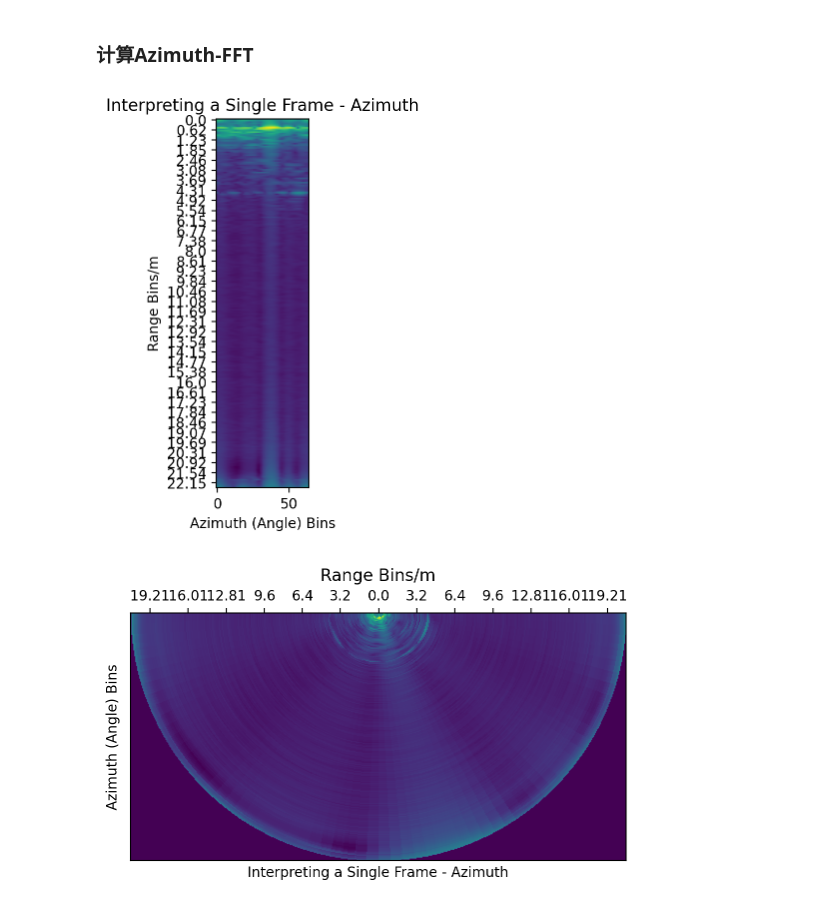
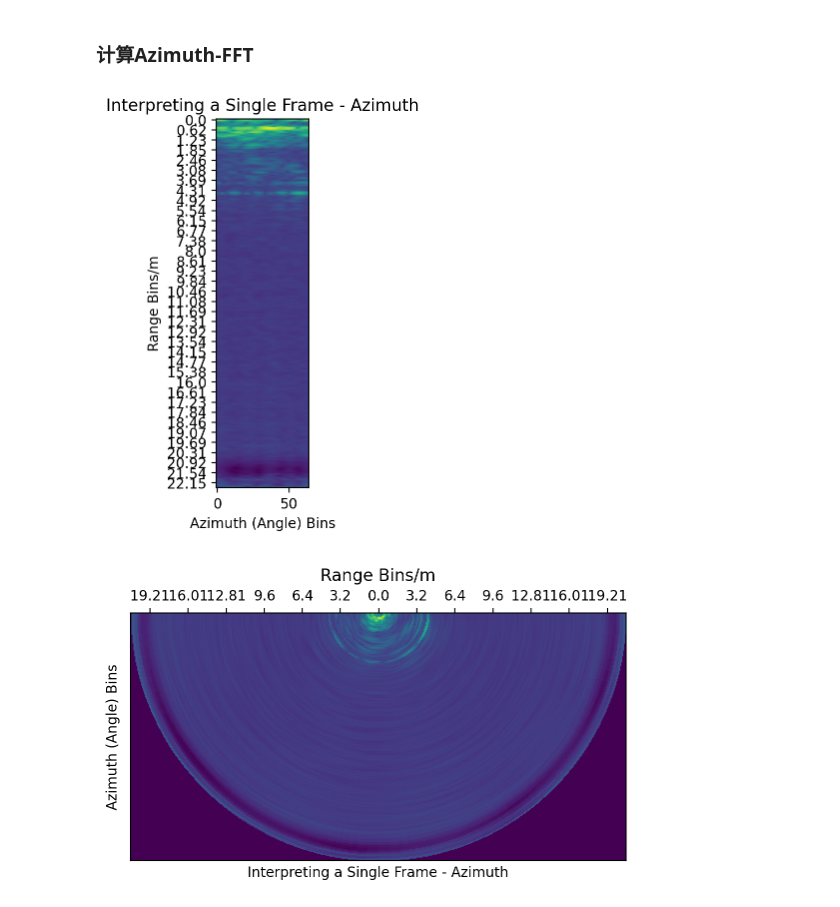
Before and after one commit to gaoweifan/pyRadar, a Jupyter notebook: testDecode_AWR2243.ipynb, the cells around one changed output. Cells and saved outputs as stored; diff of their text form; code cells hidden in the pictures.

```diff
--- a/testDecode_AWR2243.ipynb
+++ b/testDecode_AWR2243.ipynb
@@ -63,5 +78,7 @@ plt.show()
+# %%
+adc_data_w=adc_data*window
 # %%
-range_plot = np.fft.fft(adc_data_2d[frame_index], axis=2)
+range_plot = np.fft.fft(adc_data_w[frame_index], axis=-1)
 # Calculating bandwidth of the chirp, accounting for unit conversion
 chirp_bandwidth = (ADC_PARAMS['freq_slope'] * 1e12 * ADC_PARAMS['samples']) / (ADC_PARAMS['sample_rate'] * 1e3)
 
@@ -73,7 +90,7 @@ print(f'Range Resolution: {range_res} [meters]')
 ranges = np.round(np.arange(ADC_PARAMS['samples']) * range_res,2)
 
 # Visualize Results
-plt.imshow(np.log(np.abs(range_plot.sum(1)).T))
+plt.imshow(np.log(np.abs(range_plot[:,0,:,:].sum(1)).T))
 plt.ylabel('Range Bins/m')
 plt.yticks(np.arange(ADC_PARAMS['samples'])[::7],ranges[::7])
 plt.title('Interpreting a Single Frame - Range')
@@ -84,11 +101,14 @@ Range Resolution: 0.08790171146520737 [meters]
 # %% [markdown]
 ### 计算Doppler-FFT
+# %%
+window_d=np.kaiser(ADC_PARAMS['chirps'], 2)
+range_plot_w=(range_plot.T*window_d).T
 # %%
-range_doppler = np.fft.fft(range_plot, axis=0)
+range_doppler = np.fft.fft(range_plot_w, axis=0)
 range_doppler = np.fft.fftshift(range_doppler, axes=0)
 
 # Visualize Results
-plt.imshow(np.log(np.abs(range_doppler).T).sum(1))
+plt.imshow(np.log(np.abs(range_doppler[:,0,:,:]).T).sum(1))
 plt.xlabel('Doppler Bins')
 plt.ylabel('Range Bins/m')
 plt.yticks(np.arange(ADC_PARAMS['samples'])[::7],ranges[::7])
@@ -133,11 +153,11 @@ def fanScan(im,r0=0,angle=180,k=7,top=True):
     return im_fan
 # %%
 num_angle_bins = 64
-padding = ((0,0), (0,num_angle_bins-range_doppler.shape[1]), (0,0))
-range_azimuth = np.pad(range_doppler, padding, mode='constant')
-range_azimuth = np.fft.fft(range_azimuth, axis=1)
+
+range_azimuth = range_doppler[:,:2,:,:].reshape((ADC_PARAMS['chirps'],-1,ADC_PARAMS['samples']))
+range_azimuth = np.fft.fft(range_azimuth,num_angle_bins, axis=1)
 range_azimuth = np.fft.fftshift(range_azimuth, axes=1)
-range_azimuth = range_azimuth
+
 # 绘制平面图
 range_azimuth_img=np.log(np.abs(range_azimuth).sum(0).T)
 range_azimuth_img=range_azimuth_img-np.min(range_azimuth_img)
@@ -145,32 +165,32 @@ range_azimuth_img=range_azimuth_img/np.max(range_azimuth_img)
 plt.imshow(range_azimuth_img)
 plt.xlabel('Azimuth (Angle) Bins')
 plt.ylabel('Range Bins/m')
 plt.yticks(np.arange(ADC_PARAMS['samples'])[::7],ranges[::7])
 plt.title('Interpreting a Single Frame - Azimuth')
 plt.show()
 
 #绘制扇扫图
 im_fan=fanScan(range_azimuth_img,r0=0,angle=180,k=50,top=True)
 plt.imshow(im_fan)
 
 #坐标标签上移
 ax = plt.gca()
 ax.xaxis.set_ticks_position('top')
 
 #标注距离
 lableNum=7 #单侧标签个数
 range_xlable=np.arange(0,ranges[-1],ranges[-1]/lableNum)
 range_xlable=np.round(np.concatenate((range_xlable[:0:-1], range_xlable)),2)
 range_xticks_l=np.arange((ADC_PARAMS['samples']*2-1)/2,0,-(ADC_PARAMS['samples']*2-1)/(2*lableNum-1))
 range_xticks_h=np.arange((ADC_PARAMS['samples']*2-1)/2,ADC_PARAMS['samples']*2-1,(ADC_PARAMS['samples']*2-1)/(2*lableNum-1))
 range_xticks=np.concatenate((range_xticks_l[:0:-1], range_xticks_h))
 plt.xticks(range_xticks,range_xlable)
 
 plt.yticks([])  # 去掉y轴
 plt.title('Range Bins/m')
 plt.ylabel('Azimuth (Angle) Bins')
 plt.xlabel('Interpreting a Single Frame - Azimuth')
 plt.show()
 # %% [output]
-[figure, old version]
+[figure, new version]
-[figure, old version]
+[figure, new version]
```
Also changed, not shown: parts of 4 cells of this notebook.
